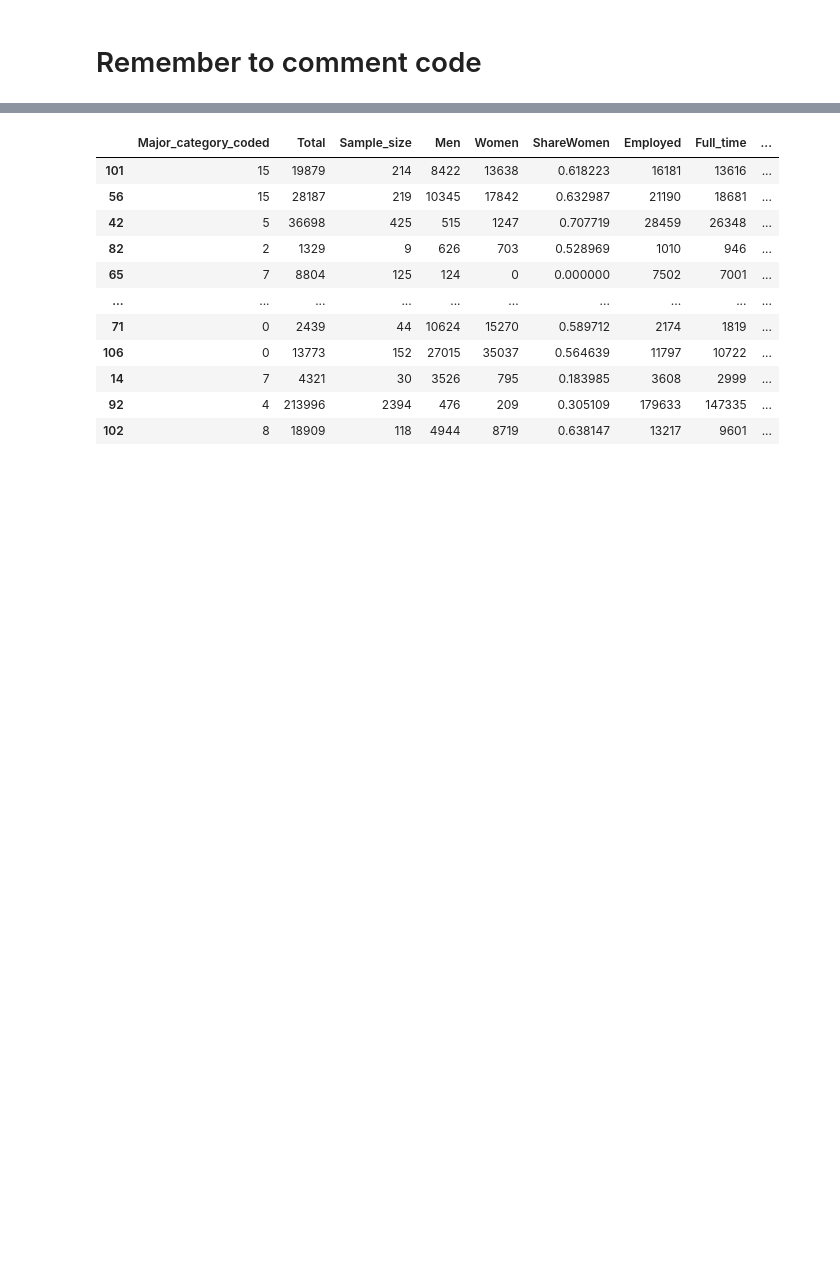
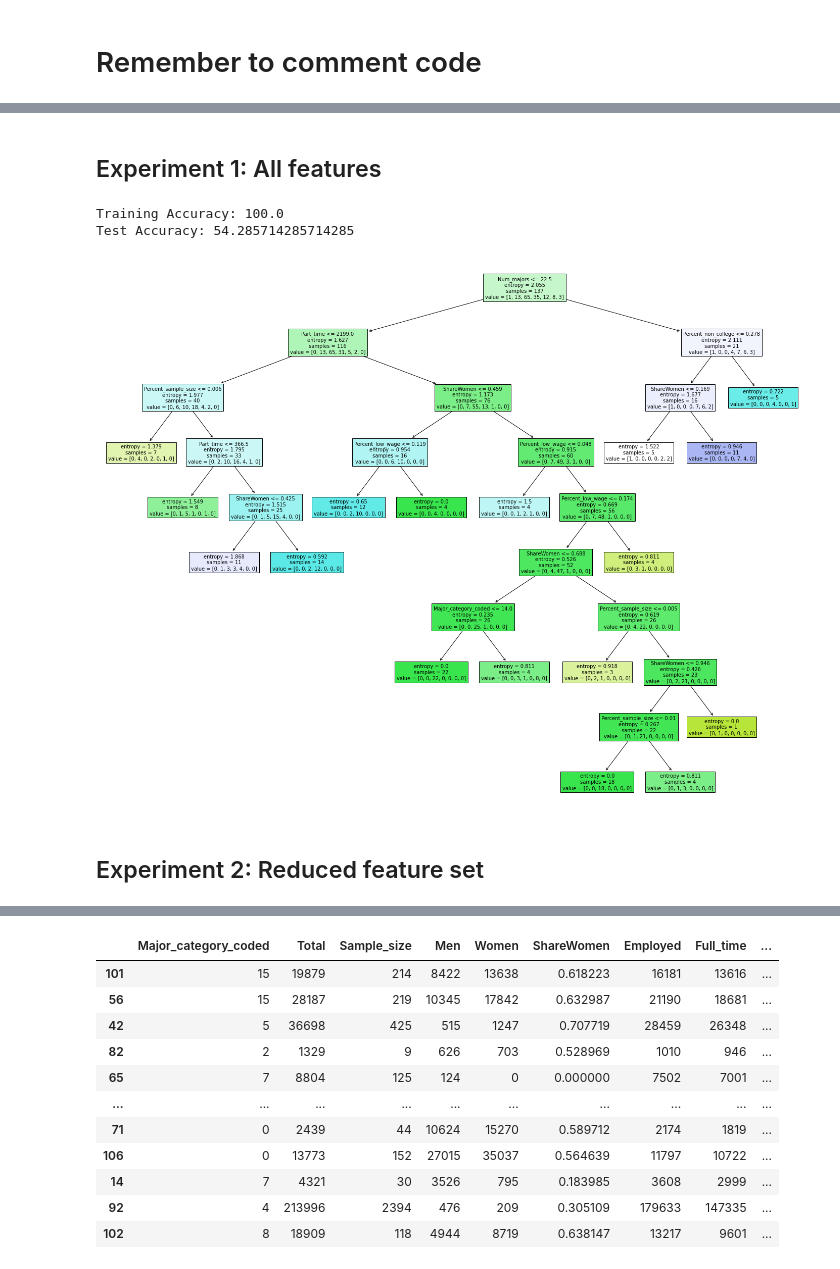
Before and after one commit to siennawishart/MSCI-446-Project, a Jupyter notebook: Supervised Learning/Decision Trees.ipynb, the cells around one changed output, grey strips where cells are left out. Drawn from its saved outputs; the diff is of its cells as text; code cells hidden in the pictures; blank space fills up the shorter version.

Commit message:
clean up code and comment

```diff
--- a/Supervised Learning/Decision Trees.ipynb
+++ b/Supervised Learning/Decision Trees.ipynb
@@ -15,15 +15,18 @@ import seaborn as sns
 
 %matplotlib inline
 # %%
-# data = pd.read_csv('../Data/Data Cleaning and Feature Eng/SL-recent-grads.csv')
-# data.head()
-
 # read in data
 data = pd.read_csv('../Data/Data Cleaning and Feature Eng/recent-grads-new-features.csv')
 data.head()
 
+# encode categorical column to numerical value
 le = LabelEncoder()
 data["Major_category_coded"] = le.fit_transform(data["Major_category"])
+
+# encode predicted class variable as numerical label
+le = LabelEncoder()
+data["Median_category_coded"] = le.fit_transform(data["Median_category"])
+
 data.describe()
 # %% [output]
 |  | Unnamed: 0 | Rank | Major_code | Total | Sample_size | Men | Women | ShareWomen | Employed | ... |
@@ -156,0 +65,44 @@ LabelEncoder()
+# %% [markdown]
+## Experiment 1: All features
+# %%
+# include all features not directly related to median (ie. P25th, P75th, median)
+
+features = ['Major_category_coded', 'Total',
+       'Sample_size', 'Men', 'Women', 'ShareWomen', 'Employed', 'Full_time',
+       'Part_time', 'Full_time_year_round', 'Unemployed', 'Unemployment_rate',
+       'College_jobs', 'Non_college_jobs',
+       'Low_wage_jobs', 'Num_majors', 'Percent_sample_size',
+       'Percent_employed', 'Percent_unemployed', 'Percent_college',
+       'Percent_non_college', 'Percent_low_wage', 'Percent_full_time']
+
+c = DecisionTreeClassifier()
+X_train = train[features]
+y_train = train['Median_category_coded']
+
+X_test = test[features]
+y_test = test['Median_category_coded']
+c.fit(X_train,y_train)
+
+# generate training set accuracy
+y_pred = c.predict(X_train)
+score = accuracy_score(y_train,y_pred)*100
+print("Training Accuracy:", score)
+
+# generate test set accuracy
+y_pred = c.predict(X_test)
+score = accuracy_score(y_test,y_pred)*100
+print("Test Accuracy:", score)
+# %% [output]
+Training Accuracy: 100.0
+Test Accuracy: 54.285714285714285
+# %%
+fig = plt.figure(figsize=(25,20))
+_ = tree.plot_tree(c,
+                   feature_names=X_train.columns,
+#                    class_names=iris.target_names,
+                   filled=True)
+fig.savefig("exp1_decision_tree.png")
+# %% [output]
+[figure, added]
+# %% [markdown]
+## Experiment 2: Reduced feature set
```
Also changed, not shown: parts of 27 cells of this notebook, 1 other file.
